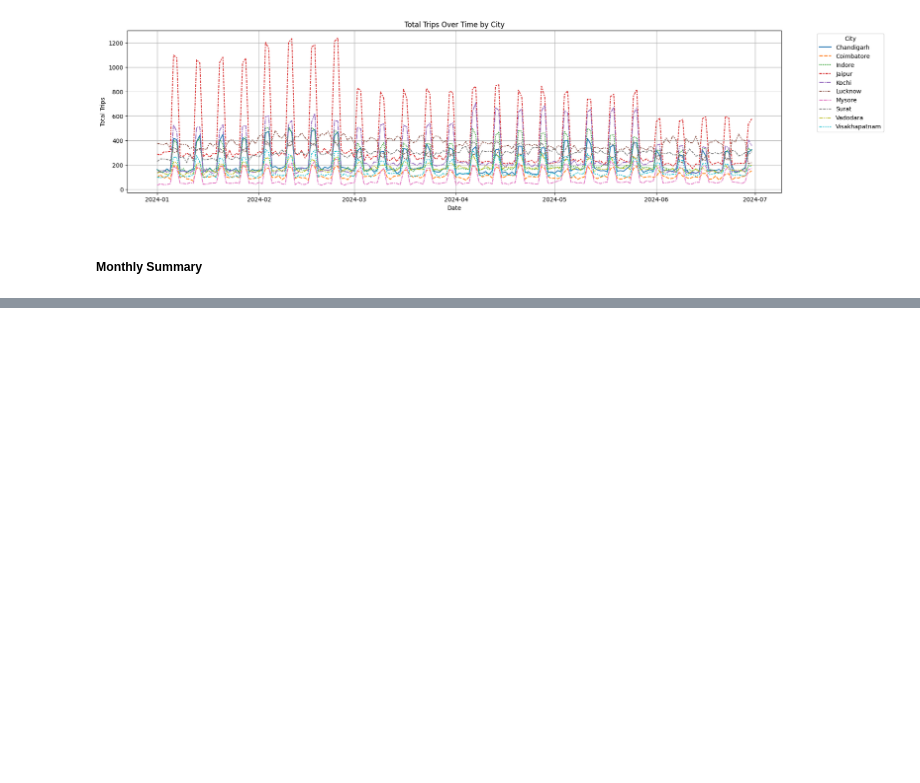
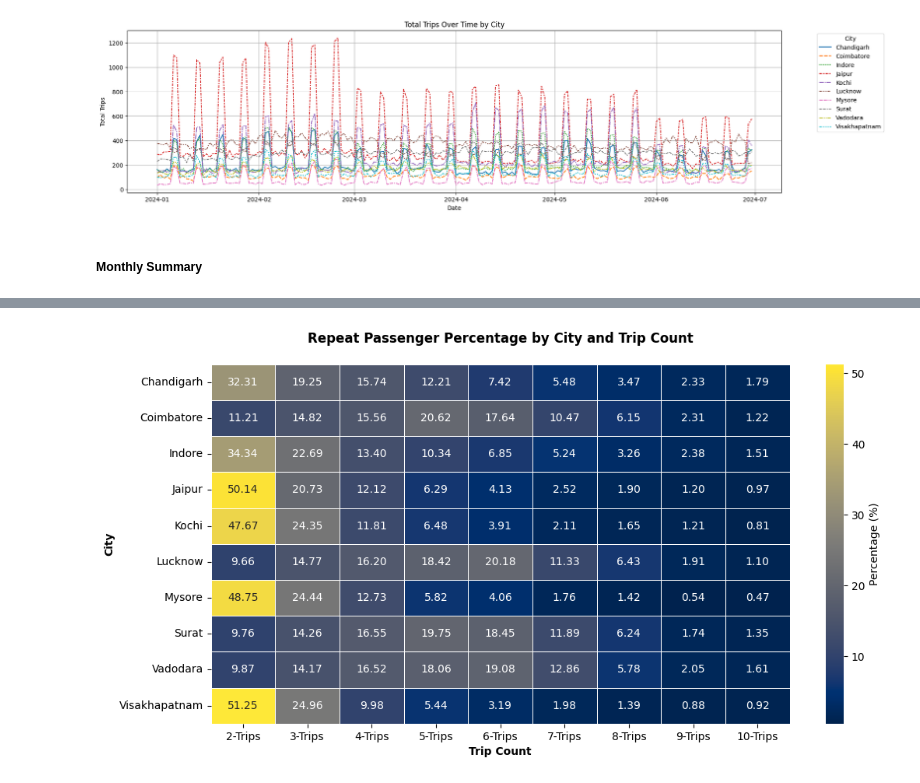
Before and after one commit to Shandeep-Raula/GoodCabs--Provide-Insights-to-Chief-Operations-in-Transportation-Domain, a Jupyter notebook: EDA.ipynb, the cells around one changed output, grey strips where cells are left out. Saved outputs shown, nothing was run; the diff lists cells and outputs as text; code cells hidden in the pictures; blank space fills up the shorter version.

```diff
--- a/EDA.ipynb
+++ b/EDA.ipynb
@@ -173,0 +226,30 @@ monthly_summary
+# %%
+repeat_passenger_trip =  repeat_passenger.pivot_table(index='city_name', columns='trip_count',
+                                                 values='repeat_passenger_count', aggfunc='sum').astype('int')
+
+sorted_columns = sorted(repeat_passenger_trip.columns, key=lambda x: int(str(x).split('-')[0]))
+
+repeat_passenger_trip = repeat_passenger_trip[sorted_columns]
+
+repeat_passenger_trip_percentage = (repeat_passenger_trip.div(repeat_passenger_trip.sum(axis=1), axis=0)) * 100
+
+repeat_passenger_trip_percentage = repeat_passenger_trip_percentage.round(2)
+# %%
+plt.figure(figsize=(12, 6))
+
+sns.heatmap(repeat_passenger_trip_percentage,
+            annot=True, fmt=".2f", cmap="cividis", linewidths=0.5,
+            linecolor="white", cbar_kws={'label': 'Percentage (%)'})
+
+
+plt.xlabel("Trip Count", fontsize=10, fontweight="bold")
+plt.ylabel("City", fontsize=10, fontweight="bold")
+plt.title("Repeat Passenger Percentage by City and Trip Count", fontsize=12, fontweight="bold", pad=20)
+
+
+plt.xticks(rotation=0, ha="center")
+
+
+plt.show()
+# %% [output]
+[figure, added]
```
Also changed, not shown: parts of 8 cells of this notebook.
